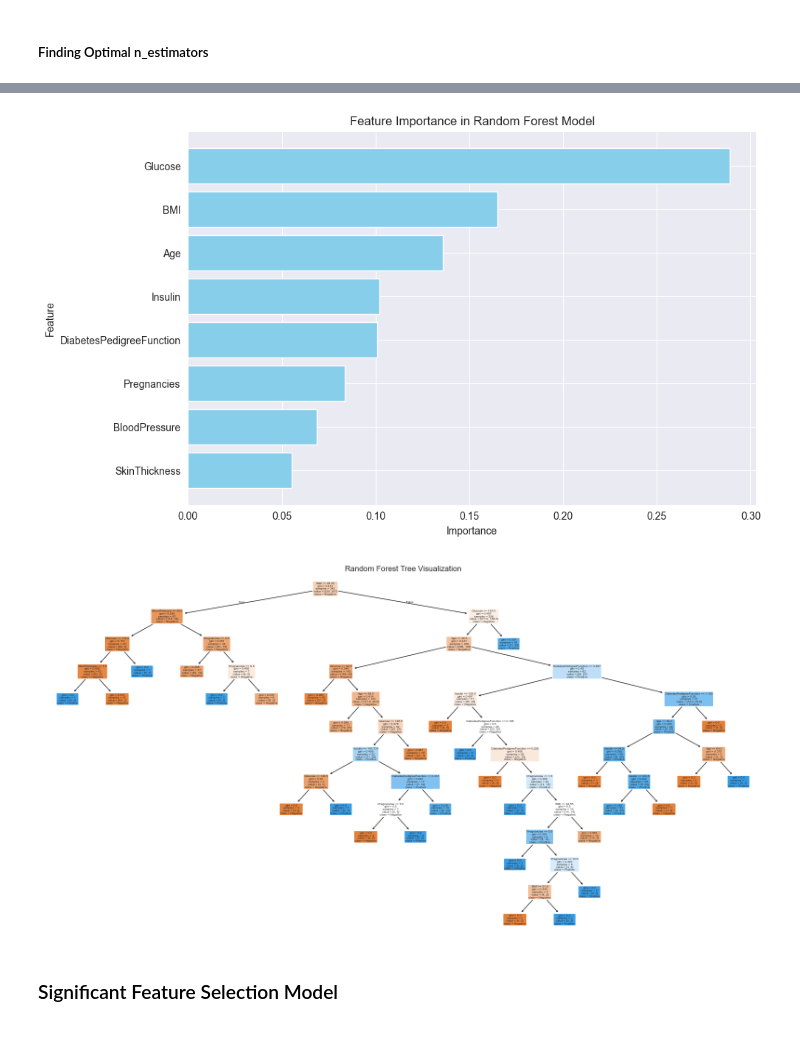
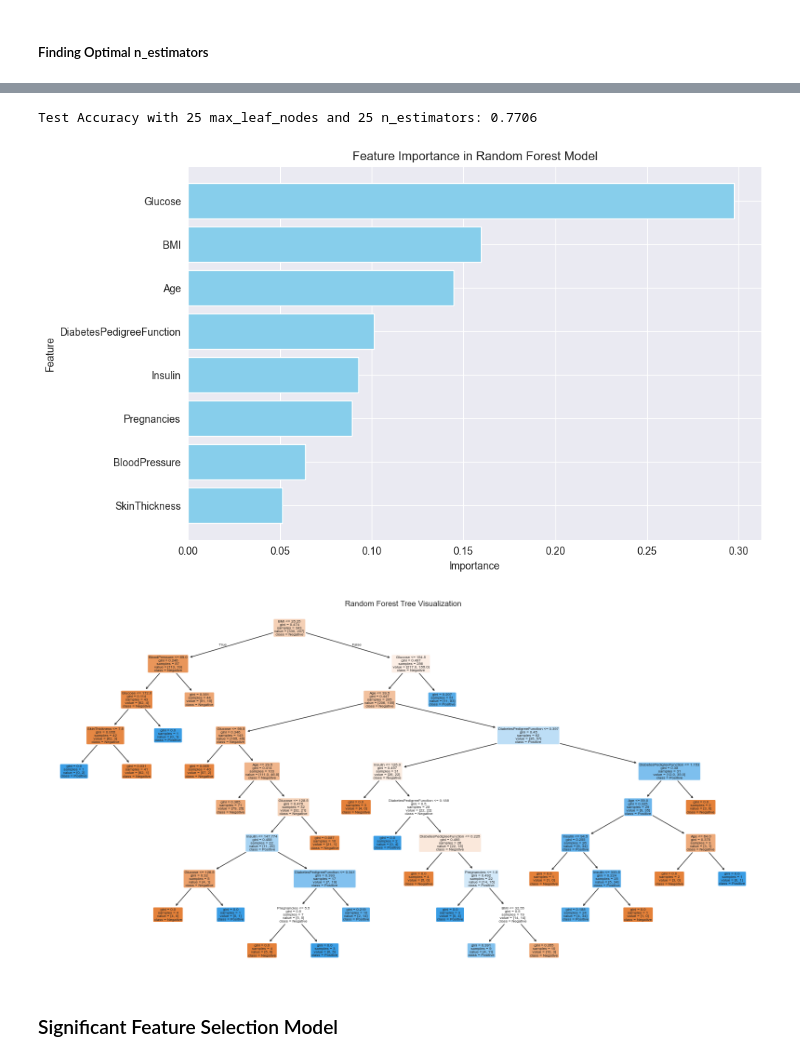
Before and after one commit to grudzinskio/DiabetesPrediction, a Jupyter notebook: FinalNotebook.ipynb, the cells around one changed output, grey strips where cells are left out. Cells and saved outputs as stored; diff of their text form; code cells hidden in the pictures.

Commit message:
finished with modeling

```diff
--- a/FinalNotebook.ipynb
+++ b/FinalNotebook.ipynb
@@ -328,13 +328,13 @@ leaf_nodes_range = [2, 5, 10, 15, 20, 25, 30, 40, 50, 60, 70, 80, 90, 100, 125,
 # Dictionary to store validation accuracies
 validation_accuracies = {}
 
-for max_leaf_node in leaf_nodes_range:
-    model = RandomForestClassifier(random_state=42, n_estimators=40, max_leaf_nodes=max_leaf_node)
+for node_value in leaf_nodes_range:
+    model = RandomForestClassifier(random_state=42, n_estimators=50, max_leaf_nodes=node_value)
     model.fit(X_train, y_train)
     y_val_pred = model.predict(X_val)
     accuracy = accuracy_score(y_val, y_val_pred)
-    validation_accuracies[max_leaf_node] = accuracy
-    print(f"max_leaf_nodes: {max_leaf_node}, Validation Accuracy: {accuracy:.4f}")
+    validation_accuracies[node_value] = accuracy
+    print(f"max_leaf_nodes: {node_value}, Validation Accuracy: {accuracy:.4f}")
 
 
 # Find the best max_leaf_nodes from the best validation accuracy
@@ -344,8 +344,8 @@ print(f"\nOptimal number of max_leaf_nodes: {max_leaf_nodes}")
 # Plot validation accuracies
 plt.figure(figsize=(10, 6))
 plt.plot(leaf_nodes_range, validation_accuracies.values(), marker='o', linestyle='-')
-plt.title("Validation Accuracy vs. Number of Estimators")
-plt.xlabel("Number of Estimators")
+plt.title("Validation Accuracy vs. Number of Leaf Nodes")
+plt.xlabel("Number of Leaf Nodes")
 plt.ylabel("Validation Accuracy")
 plt.ylim(0.7, 0.85)  # Set y-axis to start at 0
 plt.grid()
@@ -445,33 +432,47 @@ Test Accuracy with 25 estimators: 0.7414
 # %%
 import matplotlib.pyplot as plt
 import pandas as pd
 from sklearn.tree import plot_tree
 
 def visualize_forest(forest, feature_names):
     importance_df = pd.DataFrame({
         "Feature": feature_names,
         "Importance": forest.feature_importances_
     }).sort_values("Importance", ascending=False)
 
     plt.figure(figsize=(10, 6))
     plt.barh(importance_df["Feature"], importance_df["Importance"], color="skyblue")
     plt.gca().invert_yaxis()  # Invert y-axis to show the most important feature at the top
     plt.title("Feature Importance in Random Forest Model")
     plt.xlabel("Importance")
     plt.ylabel("Feature")
     plt.tight_layout()
     plt.show()
 
     plt.figure(figsize=(20, 10))
     plot_tree(forest.estimators_[0], feature_names=feature_names, class_names=["Negative", "Positive"], filled=True, rounded=True)
     plt.title("Random Forest Tree Visualization")
     plt.show()
 
+X = df[features]
+y = df["Outcome"]
+X_train, X_test, y_train, y_test = train_test_split(X, y, test_size=0.3, random_state=42, stratify=y)
+
+# Train the final model with the optimal number of estimators
+optimized_model = RandomForestClassifier(random_state=42, n_estimators=optimal_n_estimators, max_leaf_nodes=max_leaf_nodes)
+optimized_model.fit(X_train, y_train)
+
+# Evaluate the model on the test set
+y_test_pred = optimized_model.predict(X_test)
+test_accuracy = accuracy_score(y_test, y_test_pred)
+print(f"\nTest Accuracy with {max_leaf_nodes} max_leaf_nodes and {optimal_n_estimators} n_estimators: {test_accuracy:.4f}")
+
 # Feature importance visualization
-visualize_forest(rf_model, features)
+visualize_forest(optimized_model, features)
 # %% [output]
+Test Accuracy with 25 max_leaf_nodes and 25 n_estimators: 0.7706
-[figure, old version]
+[figure, new version]
-[figure, old version]
+[figure, new version]
 # %% [markdown]
 ### Significant Feature Selection Model
 # %%
```
Also changed, not shown: parts of 6 cells of this notebook.
